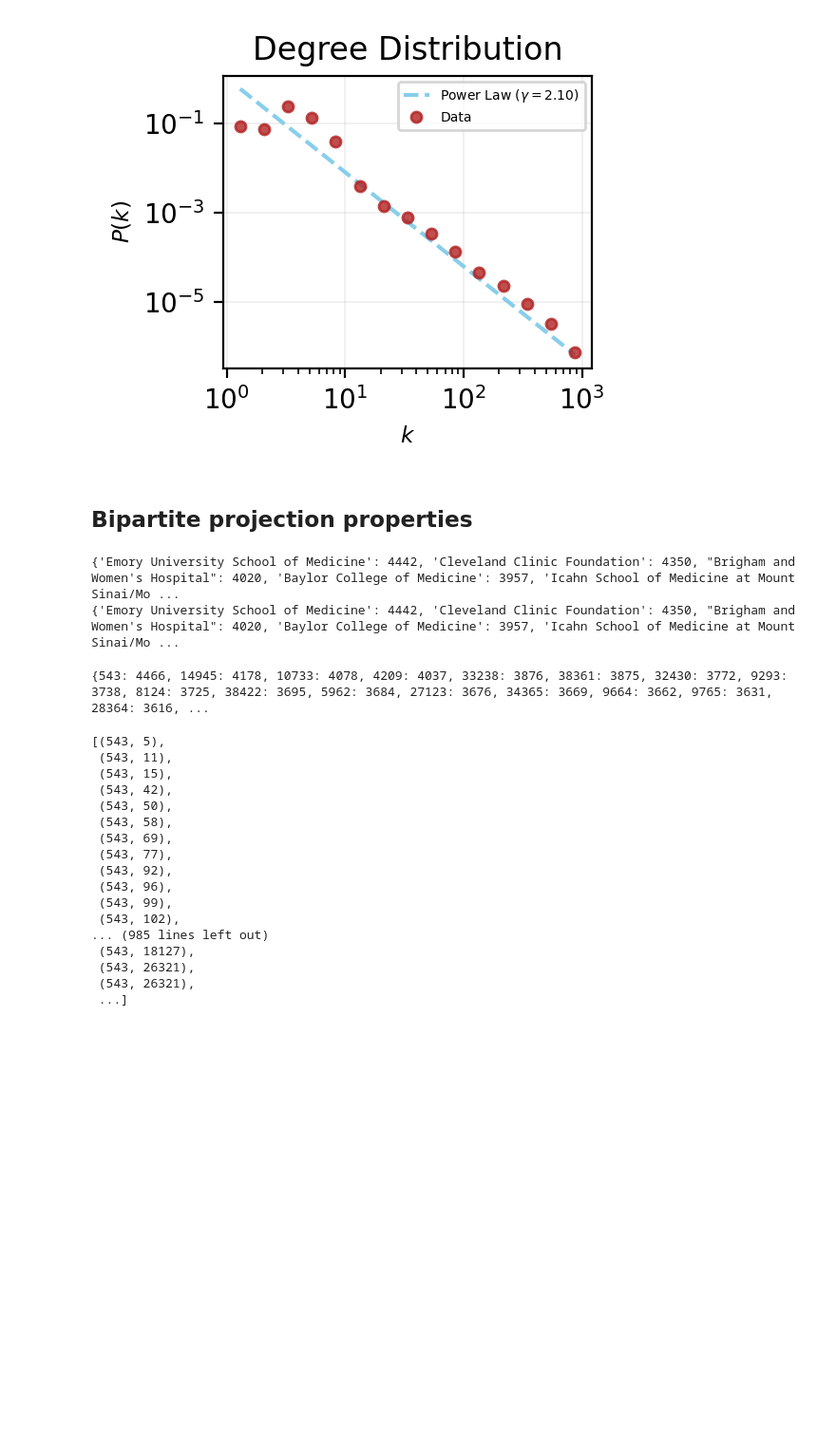
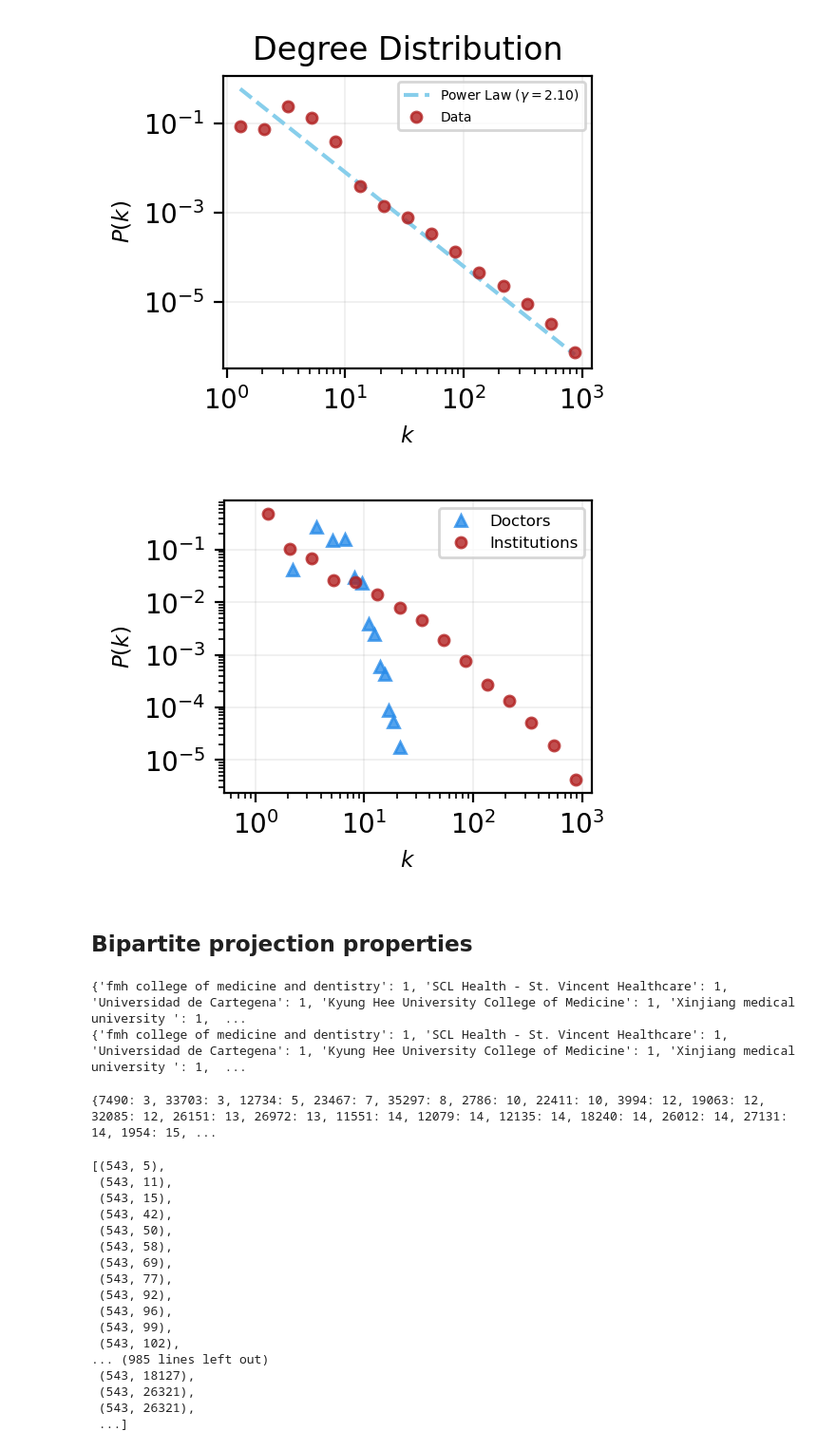
Before and after one commit to nmoghaddas19/physician_trajectories, a Jupyter notebook: code/graph_construction.ipynb, the cells around one changed output. Shown at 95% size. Cells and saved outputs as stored; diff of their text form; code cells hidden in the pictures; blank space fills up the shorter version.

Commit message:
separated doctor and institution degrees

```diff
--- a/code/graph_construction.ipynb
+++ b/code/graph_construction.ipynb
@@ -370,6 +416,28 @@ plt.savefig('../figs/degree_dist.pdf', dpi=425, bbox_inches='tight')
 plt.savefig('../figs/degree_dist.png', dpi=425, bbox_inches='tight')
 # %% [output]
 [figure]
+# %%
+fig, ax = plt.subplots(1,1,figsize=(2.5,2),dpi=200)
+
+
+ax.loglog(x0, y0,'^', color='#298ce9', alpha=0.8,  ms = 4, label = 'Doctors')
+
+ax.set_xlabel(r"$k$",fontsize='small')
+ax.set_ylabel(r"$P(k)$",fontsize='small')
+ax.grid(linewidth=0.7, color='#999999', alpha=0.15, linestyle='-')
+
+ax.loglog(x1, y1,'o', color='firebrick', alpha=0.8,  ms = 4, label = 'Institutions')
+
+ax.set_xlabel(r"$k$",fontsize='small')
+ax.set_ylabel(r"$P(k)$",fontsize='small')
+ax.grid(linewidth=0.7, color='#999999', alpha=0.15, linestyle='-')
+ax.legend(fontsize=6)
+
+plt.subplots_adjust(wspace=0.40, hspace=0.05)
+plt.savefig('../figs/degree_dist.pdf', dpi=425, bbox_inches='tight')
+plt.savefig('../figs/degree_dist.png', dpi=425, bbox_inches='tight')
+# %% [output]
+[figure, added]
 # %%
 print(nx.number_connected_components(G))
 print(nx.transitivity(G))
@@ -384,17 +452,17 @@ projection_institutions = nx.bipartite.projected_graph(B, nodes= institutions, m
 projection_doctors = nx.bipartite.projected_graph(B, nodes= doctors, multigraph=True)
 # %%
 degs= dict(projection_institutions.degree())
-sorted_dict_desc = dict(sorted(degs.items(), key=lambda item: item[1], reverse=True))
+sorted_dict_desc = dict(sorted(degs.items(), key=lambda item: item[1], reverse=False))
 print(sorted_dict_desc)
 # %% [output]
-{'Emory University School of Medicine': 4442, 'Cleveland Clinic Foundation': 4350, "Brigham and Women's Hospital": 4020, 'Baylor College of Medicine': 3957, 'Icahn School of Medicine at Mount Sinai/Mo ...
-{'Emory University School of Medicine': 4442, 'Cleveland Clinic Foundation': 4350, "Brigham and Women's Hospital": 4020, 'Baylor College of Medicine': 3957, 'Icahn School of Medicine at Mount Sinai/Mo ...
+{'fmh college of medicine and dentistry': 1, 'SCL Health - St. Vincent Healthcare': 1, 'Universidad de Cartegena': 1, 'Kyung Hee University College of Medicine': 1, 'Xinjiang medical university ': 1,  ...
+{'fmh college of medicine and dentistry': 1, 'SCL Health - St. Vincent Healthcare': 1, 'Universidad de Cartegena': 1, 'Kyung Hee University College of Medicine': 1, 'Xinjiang medical university ': 1,  ...
 # %%
 degs= dict(projection_doctors.degree())
-sorted_dict_desc = dict(sorted(degs.items(), key=lambda item: item[1], reverse=True))
+sorted_dict_desc = dict(sorted(degs.items(), key=lambda item: item[1], reverse=False))
 print(sorted_dict_desc)
 # %% [output]
-{543: 4466, 14945: 4178, 10733: 4078, 4209: 4037, 33238: 3876, 38361: 3875, 32430: 3772, 9293: 3738, 8124: 3725, 38422: 3695, 5962: 3684, 27123: 3676, 34365: 3669, 9664: 3662, 9765: 3631, 28364: 3616, ...
+{7490: 3, 33703: 3, 12734: 5, 23467: 7, 35297: 8, 2786: 10, 22411: 10, 3994: 12, 19063: 12, 32085: 12, 26151: 13, 26972: 13, 11551: 14, 12079: 14, 12135: 14, 18240: 14, 26012: 14, 27131: 14, 1954: 15, ...
 # %%
 list(projection_doctors.edges(543))
 # %% [output]
```
Also changed, not shown: parts of 5 cells of this notebook, 4 other files.
